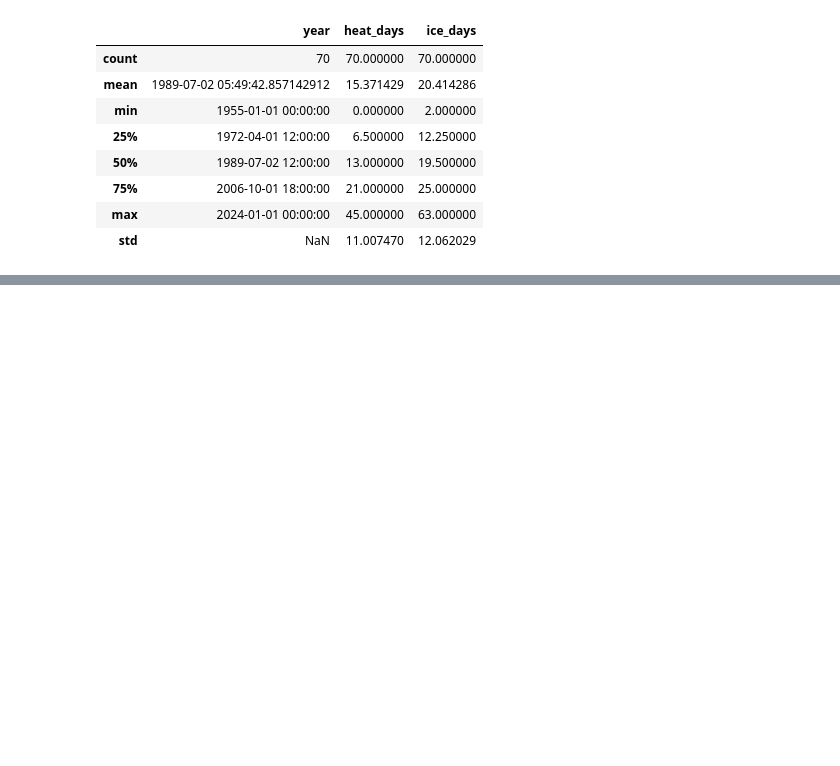
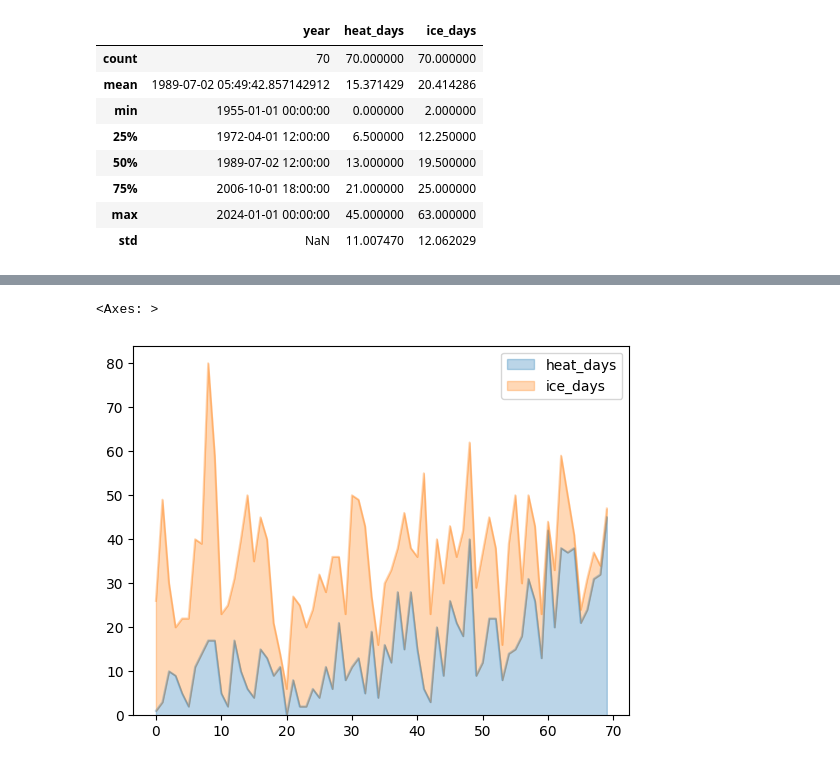
Before and after one commit to SimonLantschner/data-science-ue-ct, a Jupyter notebook: notebooks/01_data_with_pandas.ipynb, the cells around one changed output, grey strips where cells are left out. Cells and saved outputs as stored; diff of their text form; code cells hidden in the pictures; blank space fills up the shorter version.

```diff
--- a/notebooks/01_data_with_pandas.ipynb
+++ b/notebooks/01_data_with_pandas.ipynb
@@ -76,0 +163,5 @@ df.describe() #Statistische Kennzahlen für numerische Spalten anzeigen
+# %%
+df[["heat_days", "ice_days"]].plot(kind="area", alpha=0.3) #Einfaches Liniendiagramm der Hitzetage über die Jahre erstellen (benötigt matplotlib)
+# %% [output]
+<Axes: >
+[figure, added]
```
Also changed, not shown: parts of 14 cells of this notebook, 1 other file.
